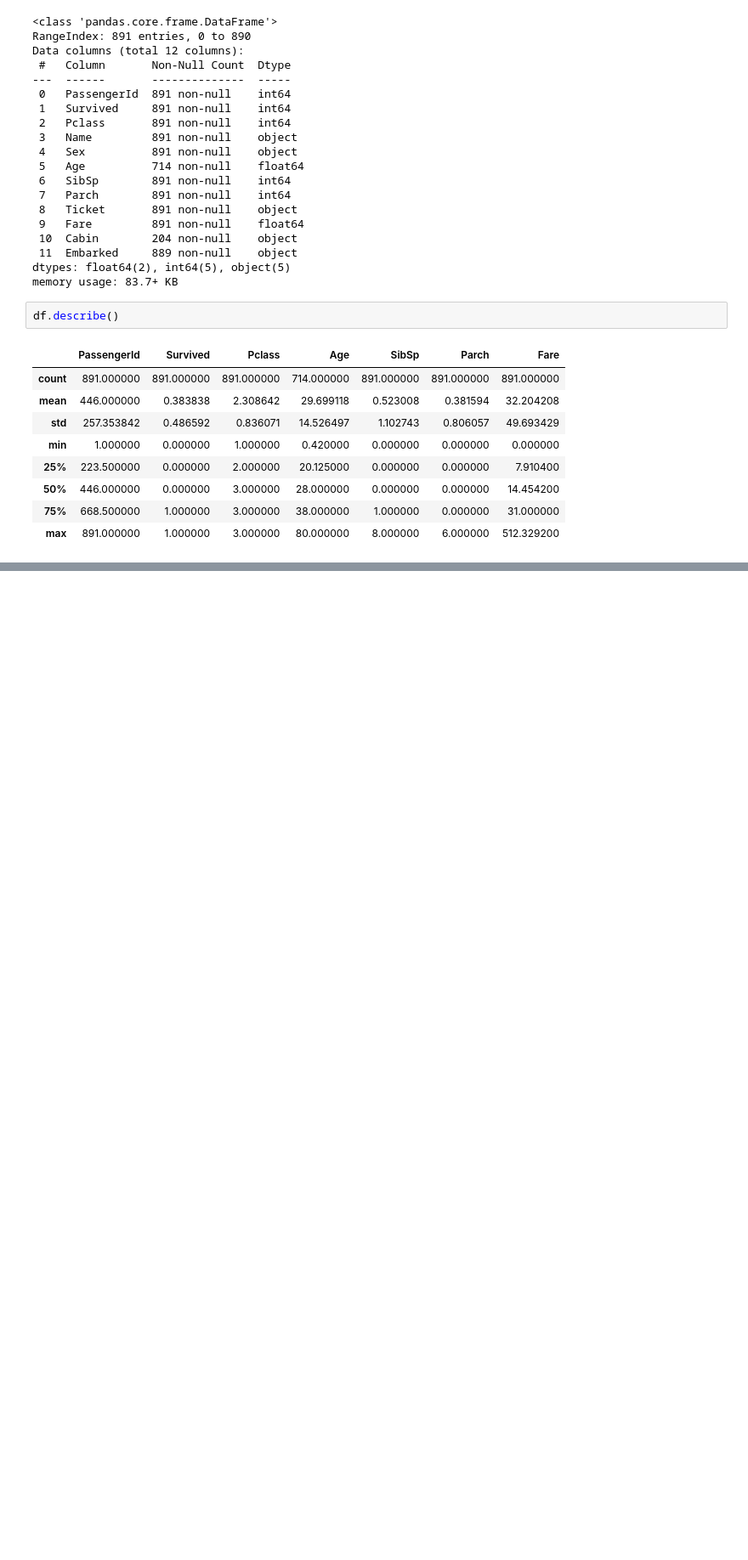
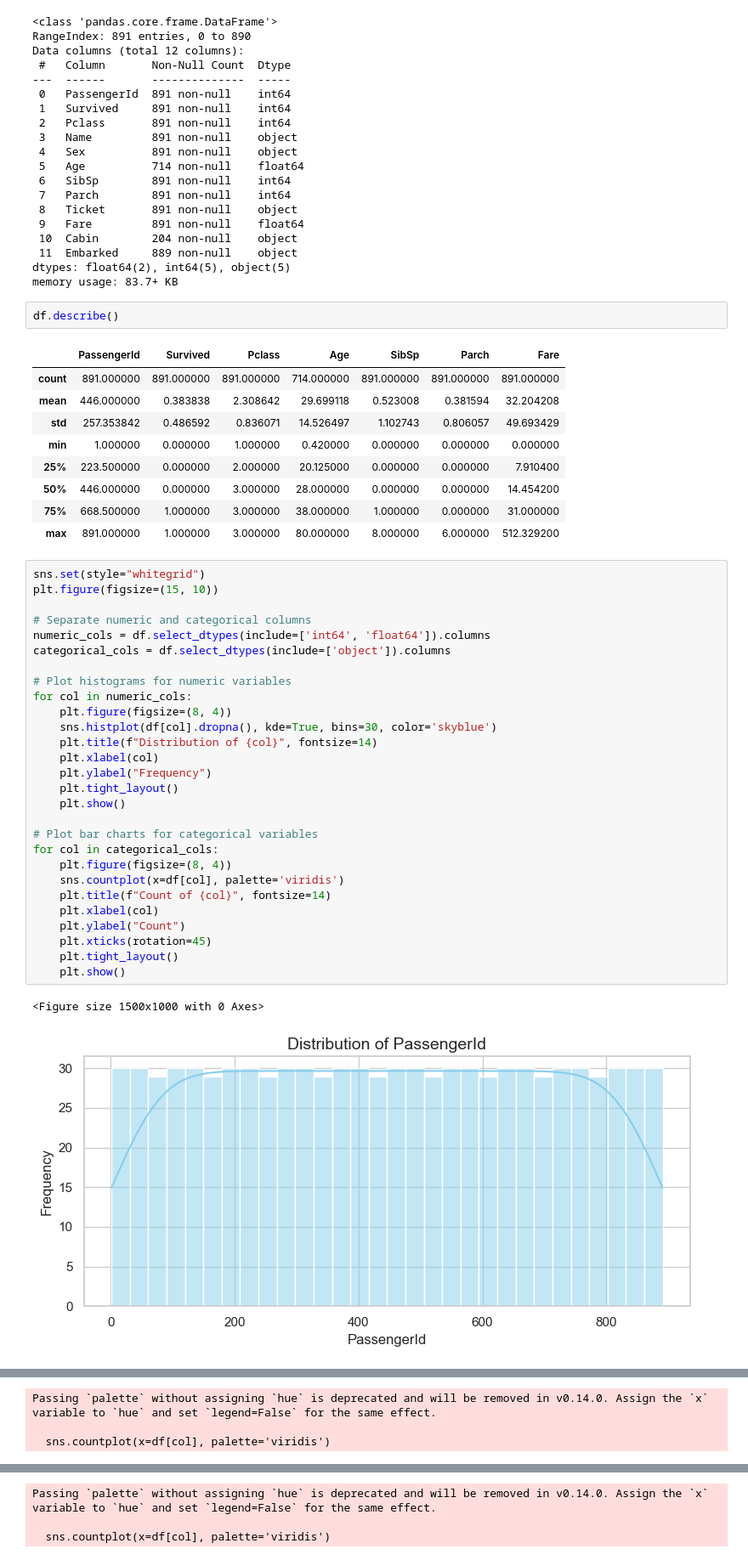
Before and after one commit to datasheng/CSC460-Shafin-Rehman, a Jupyter notebook: hw4/eda.ipynb, the cells around one changed output, grey strips where cells are left out. Shown at 85% size. Saved outputs shown, nothing was run; the diff lists cells and outputs as text; blank space fills up the shorter version.

```diff
--- a/hw4/eda.ipynb
+++ b/hw4/eda.ipynb
@@ -48,3 +48,34 @@ df.describe()
 | 50% | 446.000000 | 0.000000 | 3.000000 | 28.000000 | 0.000000 | 0.000000 | 14.454200 |
 | 75% | 668.500000 | 1.000000 | 3.000000 | 38.000000 | 1.000000 | 0.000000 | 31.000000 |
 | max | 891.000000 | 1.000000 | 3.000000 | 80.000000 | 8.000000 | 6.000000 | 512.329200 |
+# %%
+sns.set(style="whitegrid")
+plt.figure(figsize=(15, 10))
+
+# Separate numeric and categorical columns
+numeric_cols = df.select_dtypes(include=['int64', 'float64']).columns
+categorical_cols = df.select_dtypes(include=['object']).columns
+
+# Plot histograms for numeric variables
+for col in numeric_cols:
+    plt.figure(figsize=(8, 4))
+    sns.histplot(df[col].dropna(), kde=True, bins=30, color='skyblue')
+    plt.title(f"Distribution of {col}", fontsize=14)
+    plt.xlabel(col)
+    plt.ylabel("Frequency")
+    plt.tight_layout()
+    plt.show()
+
+# Plot bar charts for categorical variables
+for col in categorical_cols:
+    plt.figure(figsize=(8, 4))
+    sns.countplot(x=df[col], palette='viridis')
+    plt.title(f"Count of {col}", fontsize=14)
+    plt.xlabel(col)
+    plt.ylabel("Count")
+    plt.xticks(rotation=45)
+    plt.tight_layout()
+    plt.show()
+# %% [output]
+<Figure size 1500x1000 with 0 Axes>
+[figure, added]
@@ -50,0 +88,3 @@ df.describe()
+Passing `palette` without assigning `hue` is deprecated and will be removed in v0.14.0. Assign the `x` variable to `hue` and set `legend=False` for the same effect.
+
+  sns.countplot(x=df[col], palette='viridis')
@@ -50,0 +92,3 @@ df.describe()
+Passing `palette` without assigning `hue` is deprecated and will be removed in v0.14.0. Assign the `x` variable to `hue` and set `legend=False` for the same effect.
+
+  sns.countplot(x=df[col], palette='viridis')
```
Also changed, not shown: parts of 1 cell of this notebook.
